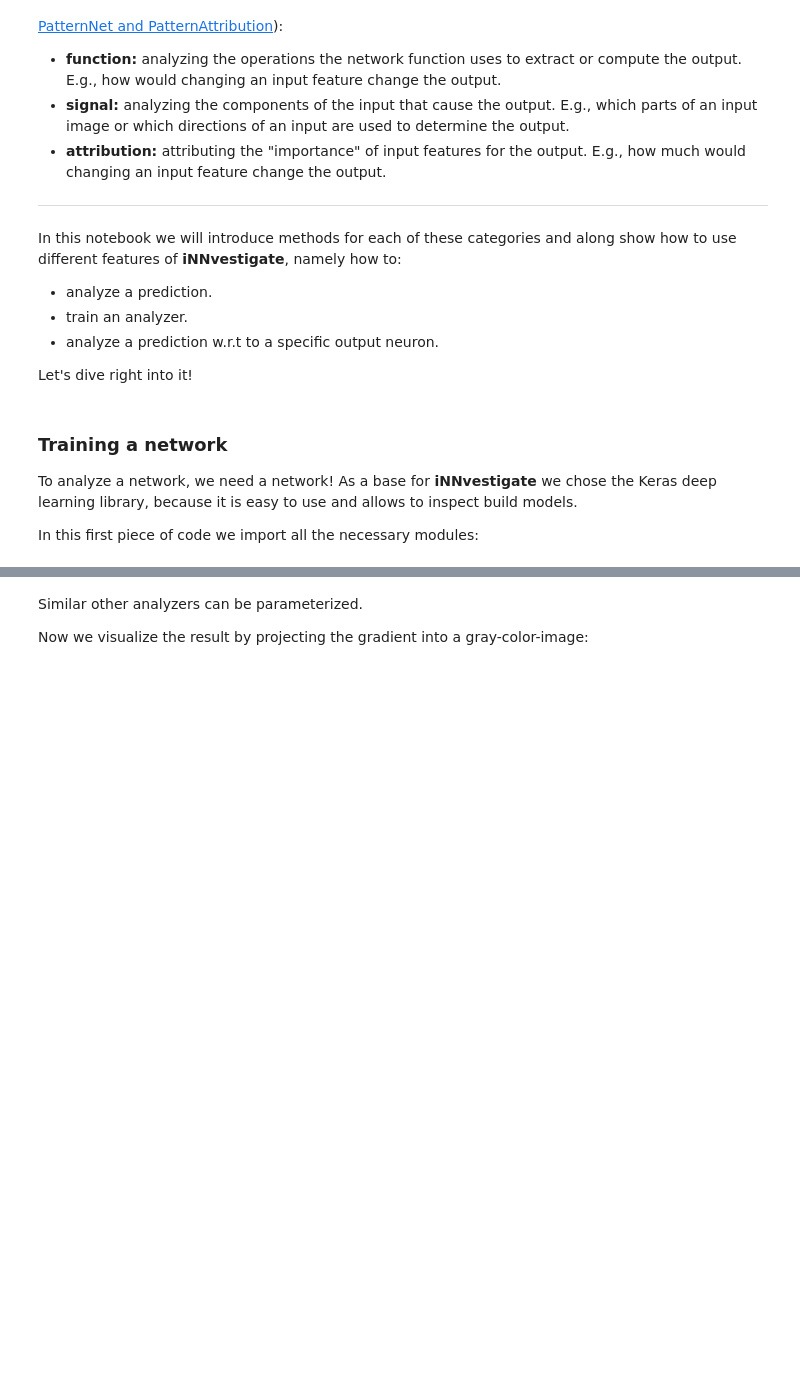
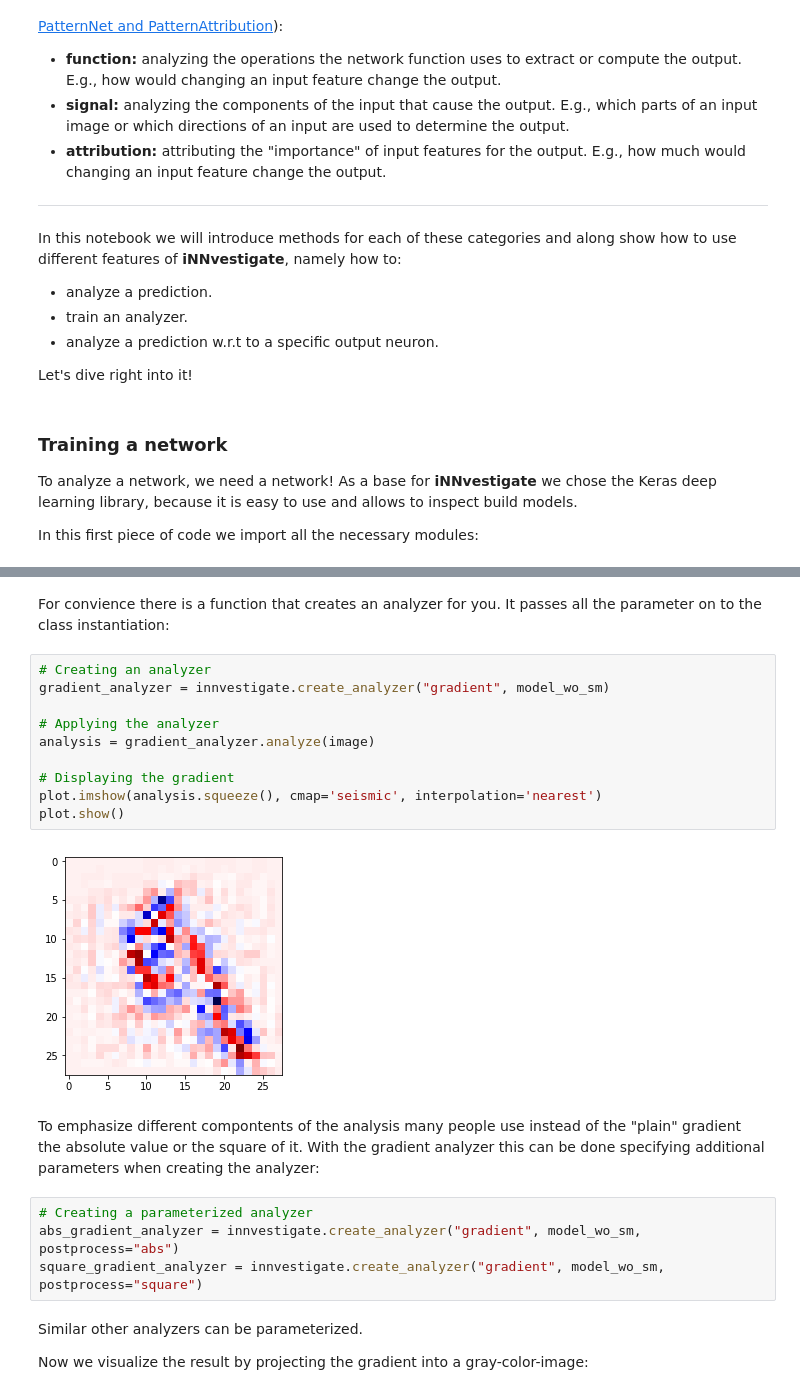
Before and after one commit to albermax/innvestigate, a Jupyter notebook: examples/notebooks/introduction.ipynb, the cells around one changed output, grey strips where cells are left out. Cells and saved outputs as stored; diff of their text form; blank space fills up the shorter version.

```diff
--- a/examples/notebooks/introduction.ipynb
+++ b/examples/notebooks/introduction.ipynb
@@ -44,3 +147,23 @@ To emphasize different compontents of the analysis many people use instead of th
+# %% [markdown]
+For convience there is a function that creates an analyzer for you. It passes all the parameter on to the class instantiation:
+# %%
+# Creating an analyzer
+gradient_analyzer = innvestigate.create_analyzer("gradient", model_wo_sm)
+
+# Applying the analyzer
+analysis = gradient_analyzer.analyze(image)
+
+# Displaying the gradient
+plot.imshow(analysis.squeeze(), cmap='seismic', interpolation='nearest')
+plot.show()
+# %% [output]
+[figure, added]
+# %% [markdown]
+To emphasize different compontents of the analysis many people use instead of the "plain" gradient the absolute value or the square of it. With the gradient analyzer this can be done specifying additional parameters when creating the analyzer:
+# %%
+# Creating a parameterized analyzer
+abs_gradient_analyzer = innvestigate.create_analyzer("gradient", model_wo_sm, postprocess="abs")
+square_gradient_analyzer = innvestigate.create_analyzer("gradient", model_wo_sm, postprocess="square")
 # %% [markdown]
 Similar other analyzers can be parameterized.
 
```
Also changed, not shown: parts of 17 cells of this notebook, 3 other files.
